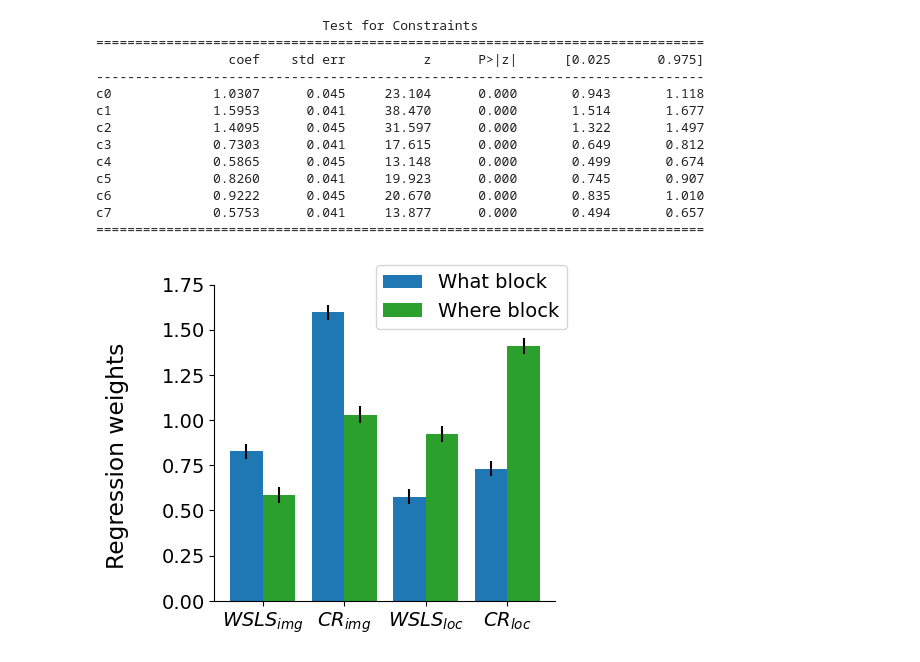
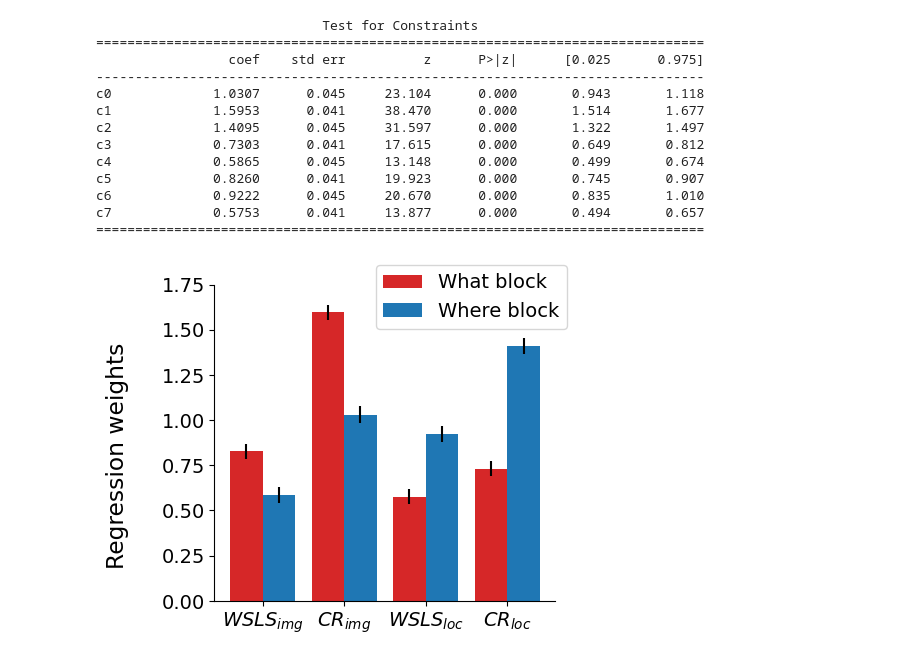
Before and after one commit to slenderham/what-where-task-analysis, a Jupyter notebook: behavior.ipynb, the cells around one changed output. Cells and saved outputs as stored; diff of their text form; code cells hidden in the pictures.

```diff
--- a/behavior.ipynb
+++ b/behavior.ipynb
@@ -152,37 +152,37 @@ fig, ax = plt.subplots(1,1, figsize=(4.8, 4))
 
 width=0.4
 
-ax.bar(np.arange(4)-width/2, coeffs[[5,1,7,3]], width=width, color='tab:blue', label='What block')
+ax.bar(np.arange(4)-width/2, coeffs[[5,1,7,3]], width=width, color='tab:red', label='What block')
 ax.errorbar(np.arange(4)-width/2, coeffs[[5,1,7,3]], ses[[5,1,7,3]],
                 ls='', color='k')
-ax.bar(np.arange(4)+width/2, coeffs[[4,0,6,2]], width=width, color='tab:green', label='Where block')
+ax.bar(np.arange(4)+width/2, coeffs[[4,0,6,2]], width=width, color='tab:blue', label='Where block')
 ax.errorbar(np.arange(4)+width/2, coeffs[[4,0,6,2]], ses[[4,0,6,2]],
                 ls='', color='k')
 
 # ax.bar(np.arange(4), mdl.params.iloc[[4,2,5,3]], color=['deepskyblue', 'deepskyblue', 'limegreen', 'limegreen'])
 # ax.errorbar(np.arange(4), mdl.params.iloc[[4,2,5,3]], mdl.bse.iloc[[4,2,5,3]],
 #                  ls='', color='k')
 
 # ax.bar(np.arange(4), mdl.params.iloc[[4,2,5,3]], color=['tab:blue', 'tab:blue', 'tab:green', 'tab:green'])
 # ax.errorbar(np.arange(4), mdl.params.iloc[[4,2,5,3]], mdl.bse.iloc[[4,2,5,3]],
 #                  ls='', color='k')
 
 ax.set_xticks(np.arange(4))
 ax.set_xticklabels([r'$WSLS_{img}$', r'$CR_{img}$', r'$WSLS_{loc}$', r'$CR_{loc}$'])
 
 
 # axes[1].bar(np.arange(4), mdl.params.iloc[[8,6,9,7]]*np.array([-1,-1,1,1]), color=['deepskyblue', 'deepskyblue', 'limegreen', 'limegreen'])
 # axes[1].errorbar(np.arange(4), mdl.params.iloc[[8,6,9,7]]*np.array([-1,-1,1,1]), mdl.bse.iloc[[8,6,9,7]],
 #                  ls='', color='k')
 # axes[1].set_xticks(np.arange(4))
 # axes[1].set_xticklabels([r'$\Delta WSLS_{img}$', r'$\Delta CR_{img}$', r'$\Delta WSLS_{loc}$', r'$\Delta CR_{loc}$'])
 
 ax.set_ylim([0, 1.75])
 fig.legend()
 fig.supylabel('Regression weights')
 fig.tight_layout()
 sns.despine()
 
 plt.savefig(os.path.join(figure_data_dir, "regression_weights.pdf"))
 # %% [output]
-[figure, old version]
+[figure, new version]
```
Also changed, not shown: parts of 1 cell of this notebook, 4 other files.
